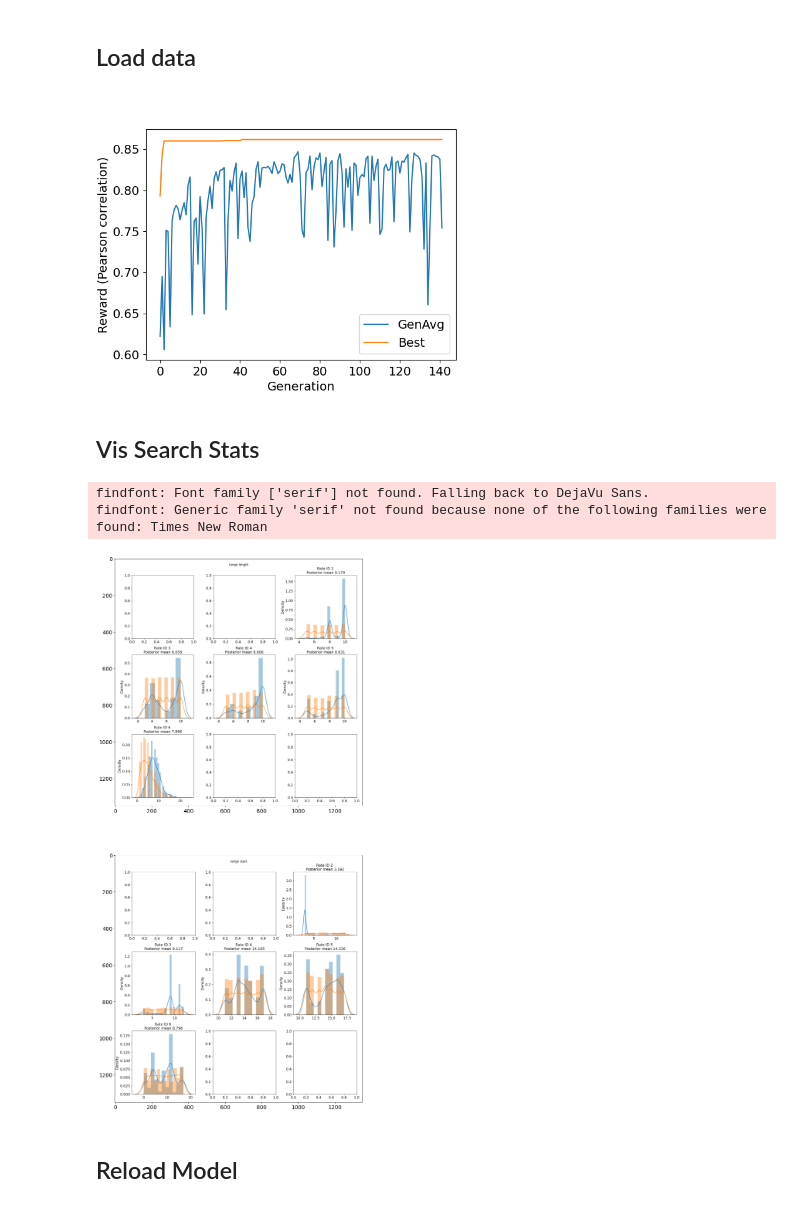
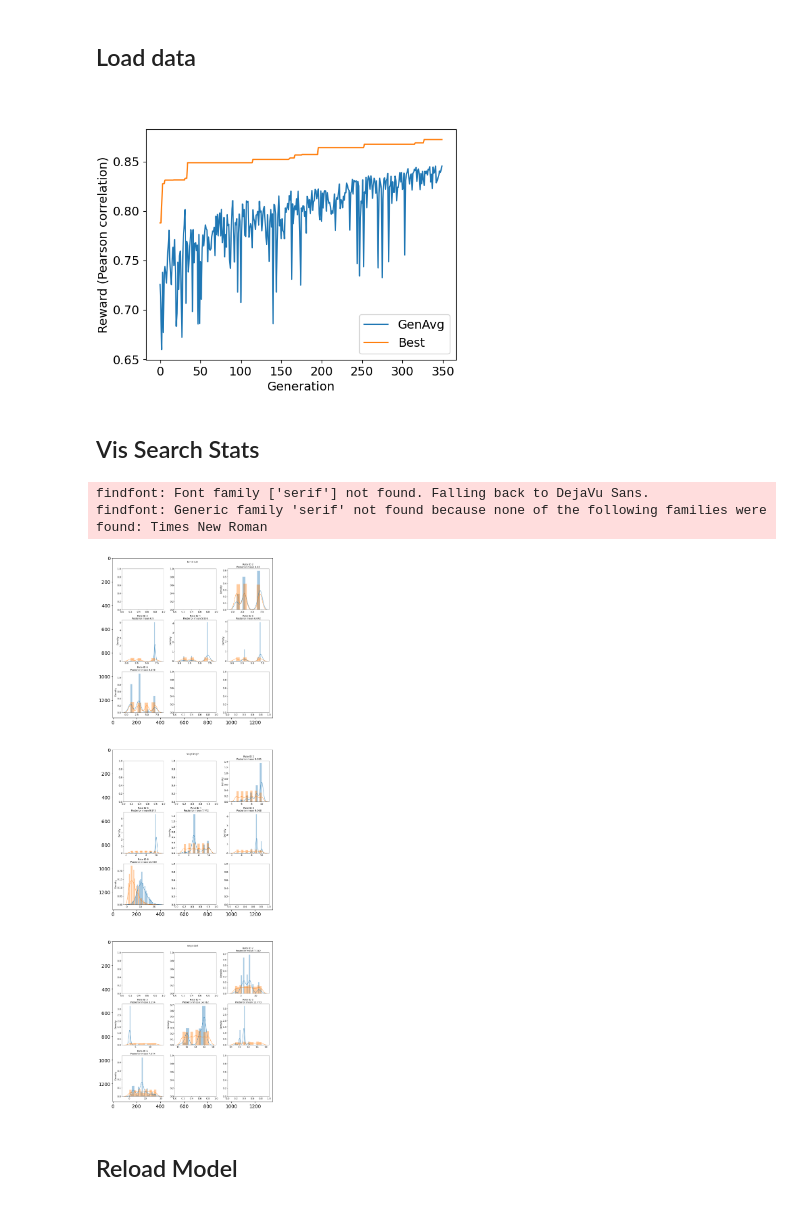
Before and after one commit to zj-zhang/Elektrum, a Jupyter notebook: notebooks/03-KINN-AMBERsearch.ipynb, the cells around one changed output. Saved outputs shown, nothing was run; the diff lists cells and outputs as text; code cells hidden in the pictures.

Commit message:
Add new KINN search display notebook

```diff
--- a/notebooks/03-KINN-AMBERsearch.ipynb
+++ b/notebooks/03-KINN-AMBERsearch.ipynb
@@ -41,7 +41,7 @@ from sklearn.model_selection import train_test_split
 # %% [markdown]
 ## Load data
 # %%
-wd = "outputs/bak_20220228/KINN-wtCas9_cleave_rate_log-finkelstein-0/"
+wd = "outputs/KINN-wtCas9_cleave_rate_log-finkelstein-0"
 target = "wtCas9_cleave_rate_log"
 
 res = get_data(target=target)
@@ -52,24 +52,24 @@ from IPython.display import Image
 
 Image(filename=os.path.join(wd, "reward_vs_time.png"), width=400)
 # %% [output]
-[figure, old version]
+[figure, new version]
 # %% [markdown]
 ## Vis Search Stats
 # %%
 import matplotlib.image as mpimg
 
 plt.figure(figsize=(40,40))
 columns = 1
-excl = ['reward_vs_time.png', 'kernel_size.png']
+excl = ['reward_vs_time.png']
 images = [mpimg.imread(os.path.join(wd,x)) for x in sorted([x for x in os.listdir(wd) \
                                                             if x.endswith("png") and not x in excl])]
 for i, image in enumerate(images):
     plt.subplot(len(images) / columns + 1, columns, i + 1)
     plt.imshow(image)
 # %% [output]
 findfont: Font family ['serif'] not found. Falling back to DejaVu Sans.
 findfont: Generic family 'serif' not found because none of the following families were found: Times New Roman
-[figure, old version]
+[figure, new version]
 # %% [markdown]
 ## Reload Model
 # %%
```
Also changed, not shown: parts of 7 cells of this notebook.
